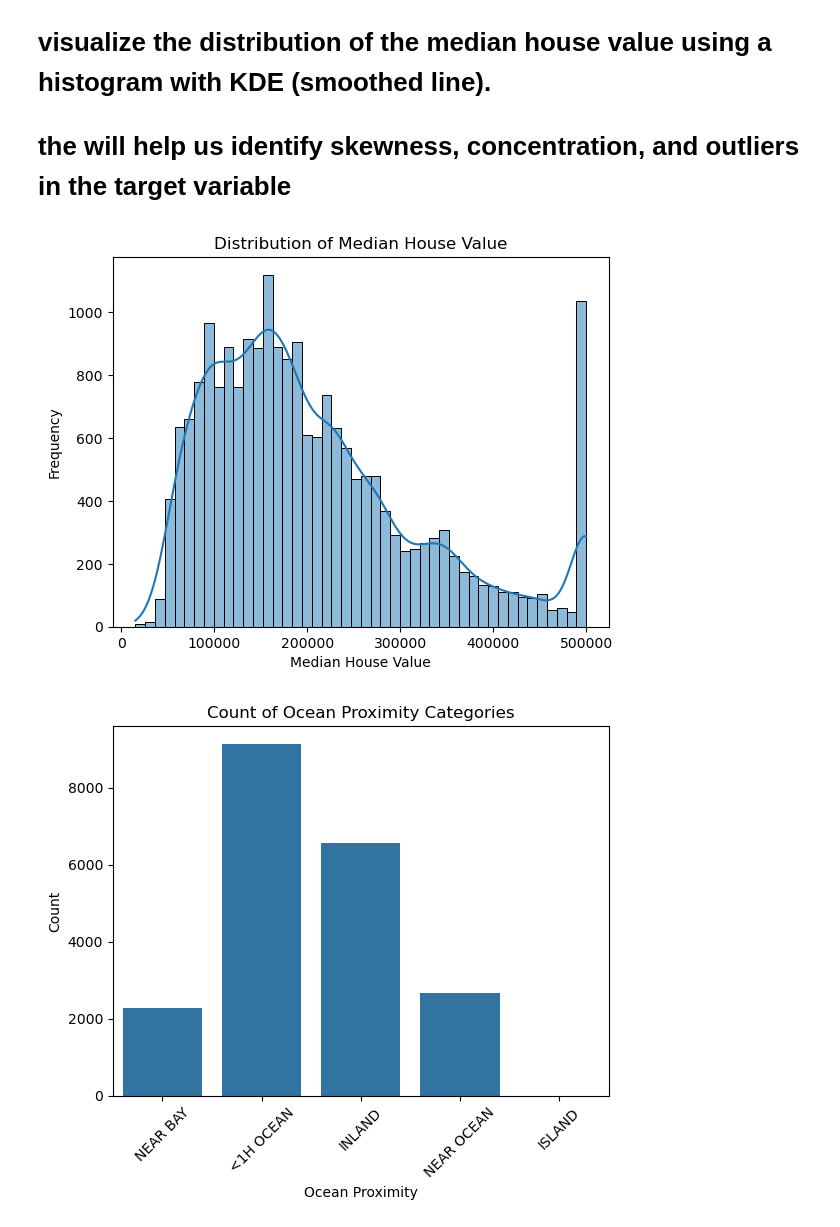
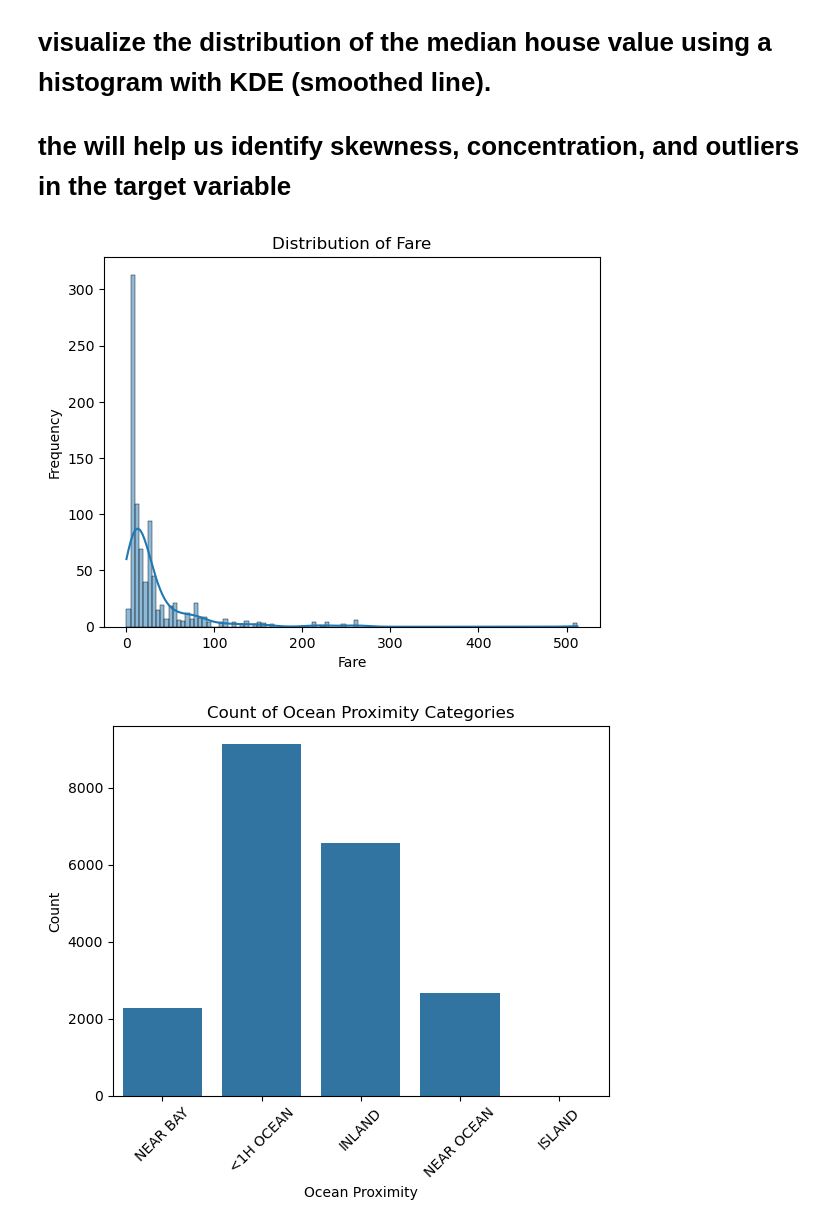
Before and after one commit to brianorina/class202505, a Jupyter notebook: alumn_Brian/Briantrain.ipynb, the cells around one changed output. Drawn from its saved outputs; the diff is of its cells as text; code cells hidden in the pictures.

```diff
--- a/alumn_Brian/Briantrain.ipynb
+++ b/alumn_Brian/Briantrain.ipynb
@@ -25,3 +22,10 @@ FileNotFoundError: [Errno 2] No such file or directory: 'housing.csv'
+# %%
+
+path = '../datasets/'
+dataset = "train.csv"
+# %%
+
+data = pd.read_csv( path + dataset)
 # %% [markdown]
 4 - EDA (Exploratory Data Analysis) of the DATA
 # %% [markdown]
@@ -127,13 +137,13 @@ dtype: object
 # %%
 import matplotlib.pyplot as plt
 import seaborn as sns
-sns.histplot(data['median_house_value'], kde=True)
-plt.title('Distribution of Median House Value')
-plt.xlabel('Median House Value')
+sns.histplot(data['Fare'], kde=True)
+plt.title('Distribution of Fare')
+plt.xlabel('Fare')
 plt.ylabel('Frequency')
 plt.show()
 # %% [output]
-[figure, old version]
+[figure, new version]
 # %%
 sns.countplot(x='ocean_proximity', data=data)
 plt.title('Count of Ocean Proximity Categories')
```
Also changed, not shown: parts of 11 cells of this notebook, 2 other files.
